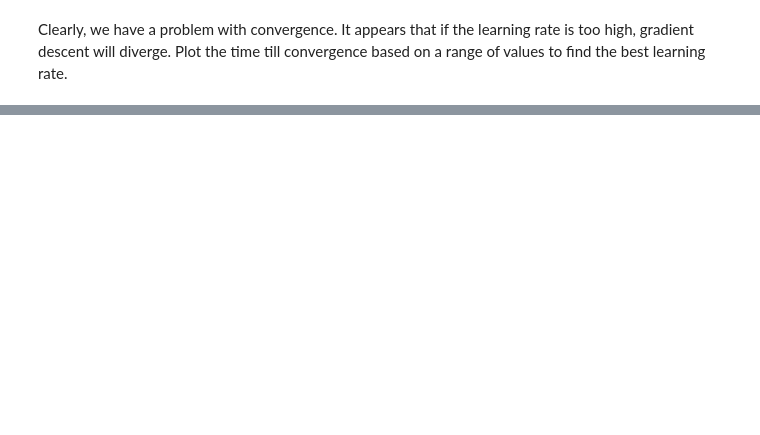
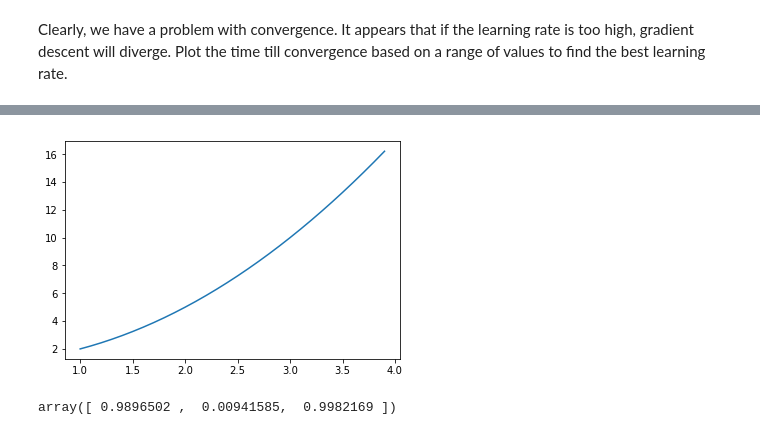
Before and after one commit to grantcooksey/mlcoursera, a Jupyter notebook: regression/Step+Size.ipynb, the cells around one changed output, grey strips where cells are left out. Cells and saved outputs as stored; diff of their text form; code cells hidden in the pictures; blank space fills up the shorter version.

```diff
--- a/regression/Step+Size.ipynb
+++ b/regression/Step+Size.ipynb
@@ -20,11 +20,11 @@ def get_partial(predicted_values, feature_matrix, weights):
 # initialized to 0
 def gen_predicted(x, deg):
     df = pd.DataFrame(x, columns=['x'])
-    for i in range(deg):
+    for i in range(deg+1):
         df['h'+str(i)] = df['x']**i
-    return df.drop(['x'], axis=1).as_matrix(), np.zeros(deg)
+    return df.drop(['x'], axis=1).as_matrix(), np.zeros(deg+1)
 # %%
-a, weights = gen_predicted(x, 2)
+a, weights = gen_predicted(x, 1)
 # %% [markdown]
 to follow my notebook, weights will be [0, 1]
 # %%
@@ -92,0 +145,5 @@ pd.Series(y_iteration, index=x_step).idxmin()
+# %%
+add_to_plot([1,0,1])
+plt.show()
+# %% [output]
+[figure, added]
@@ -92,0 +152,4 @@ pd.Series(y_iteration, index=x_step).idxmin()
+# %%
+poly_model
+# %% [output]
+array([ 0.9896502 ,  0.00941585,  0.9982169 ])
```
Also changed, not shown: parts of 30 cells of this notebook.
